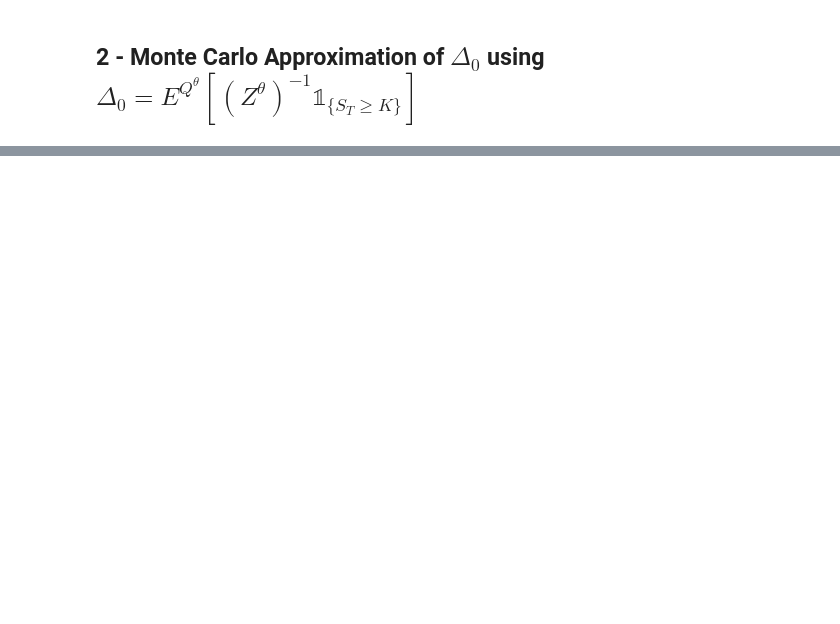
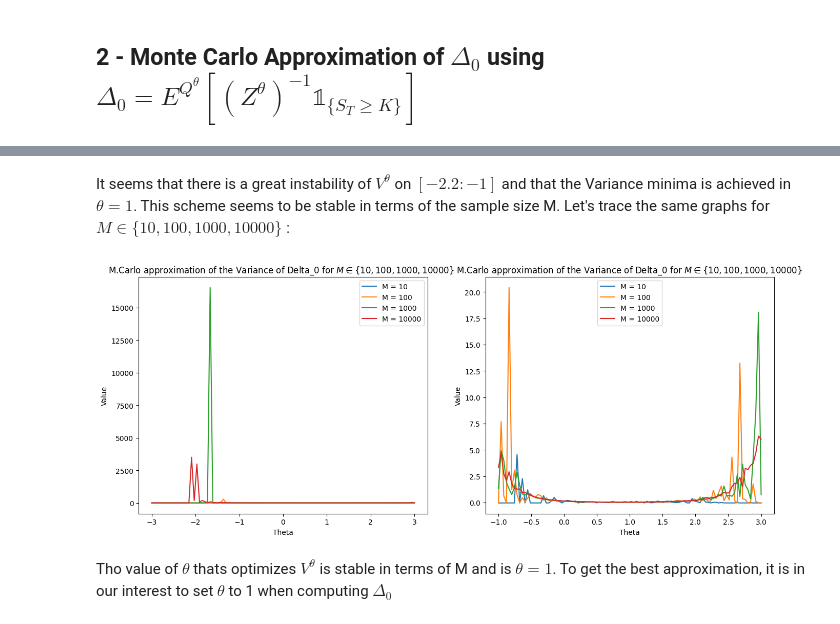
Before and after one commit to Matt-Olek/MAP552-Stochastic-models, a Jupyter notebook: CPS2.2.ipynb, the cells around one changed output, grey strips where cells are left out. Saved outputs shown, nothing was run; the diff lists cells and outputs as text; code cells hidden in the pictures; blank space fills up the shorter version.

```diff
--- a/CPS2.2.ipynb
+++ b/CPS2.2.ipynb
@@ -114,0 +199,26 @@ plt.show()
+# %% [markdown]
+It seems that there is a great instability of $V^{\theta}$ on $[-2.2:-1]$ and that the Variance minima is achieved in ${\theta} = 1$. This scheme seems to be stable in terms of the sample size M. Let's trace the same graphs for $M \in \{10,100,1000,10000\}$ :
+# %%
+list_M = [10,100,1000,10000]
+
+plt.figure(12,figsize=(16,6))
+plt.subplot(1,2,1)
+for M in list_M:
+    plt.plot(range_theta_1,[monte_carlo_variance(M,n,T,r,sigma,K,theta) for theta in range_theta_1])
+    plt.title('M.Carlo approximation of the Variance of Delta_0 for $M \in \{10,100,1000,10000\}$  ')
+plt.xlabel('Theta')
+plt.ylabel('Value')
+plt.legend(['M = ' + str(M) for M in list_M])
+
+plt.subplot(1,2,2)
+for M in list_M:
+    plt.plot(range_theta_2,[monte_carlo_variance(M,n,T,r,sigma,K,theta) for theta in range_theta_2])
+    plt.title('M.Carlo approximation of the Variance of Delta_0 for $M \in \{10,100,1000,10000\}$ ')
+plt.xlabel('Theta')
+plt.ylabel('Value')
+plt.legend(['M = ' + str(M) for M in list_M])
+plt.show()
+# %% [output]
+[figure, added]
+# %% [markdown]
+Tho value of $\theta$ thats optimizes $V^{\theta}$ is stable in terms of M and is $\theta=1$. To get the best approximation, it is in our interest to set $\theta$ to 1 when computing $\Delta_0$
```
Also changed, not shown: parts of 12 cells of this notebook.
